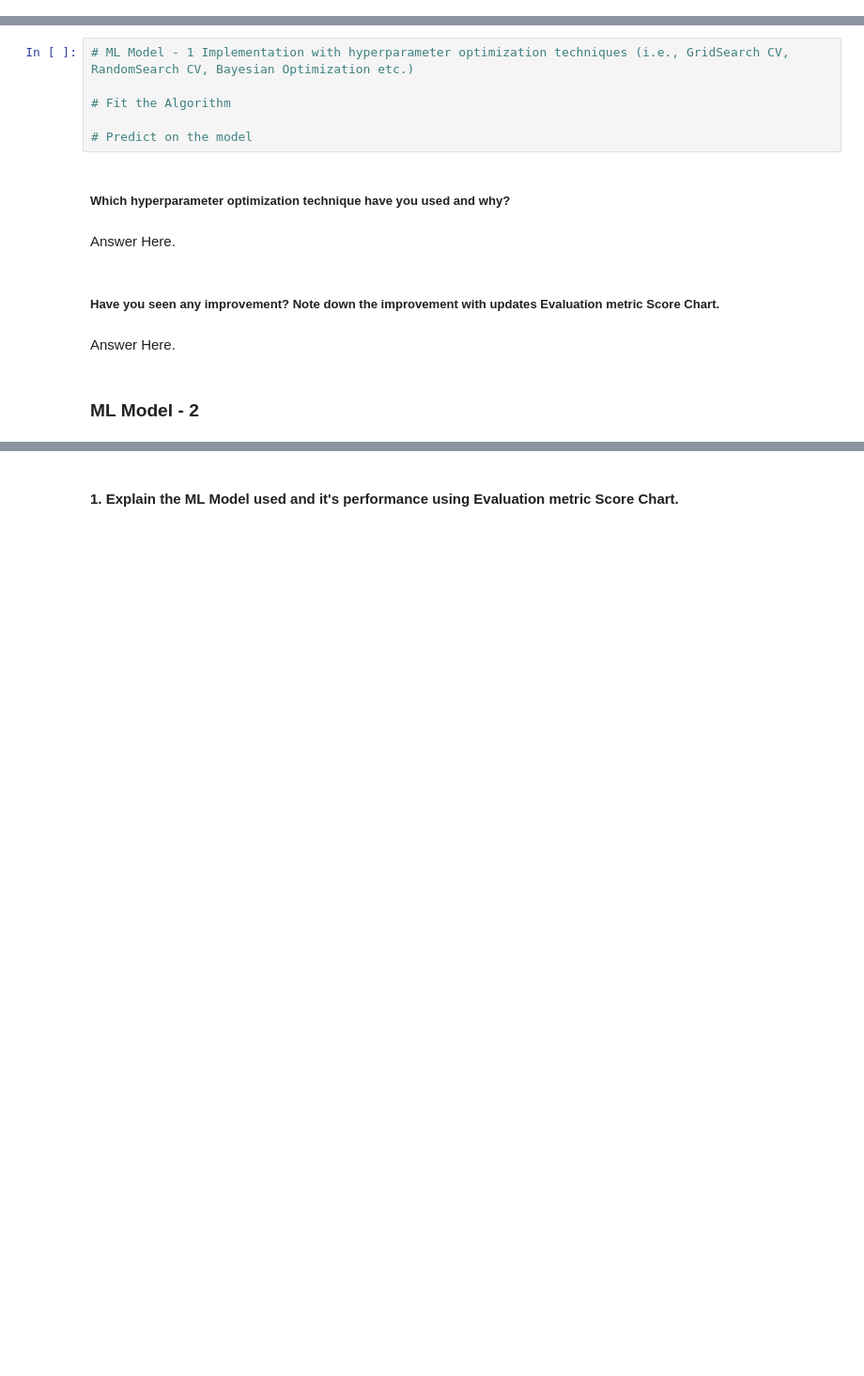
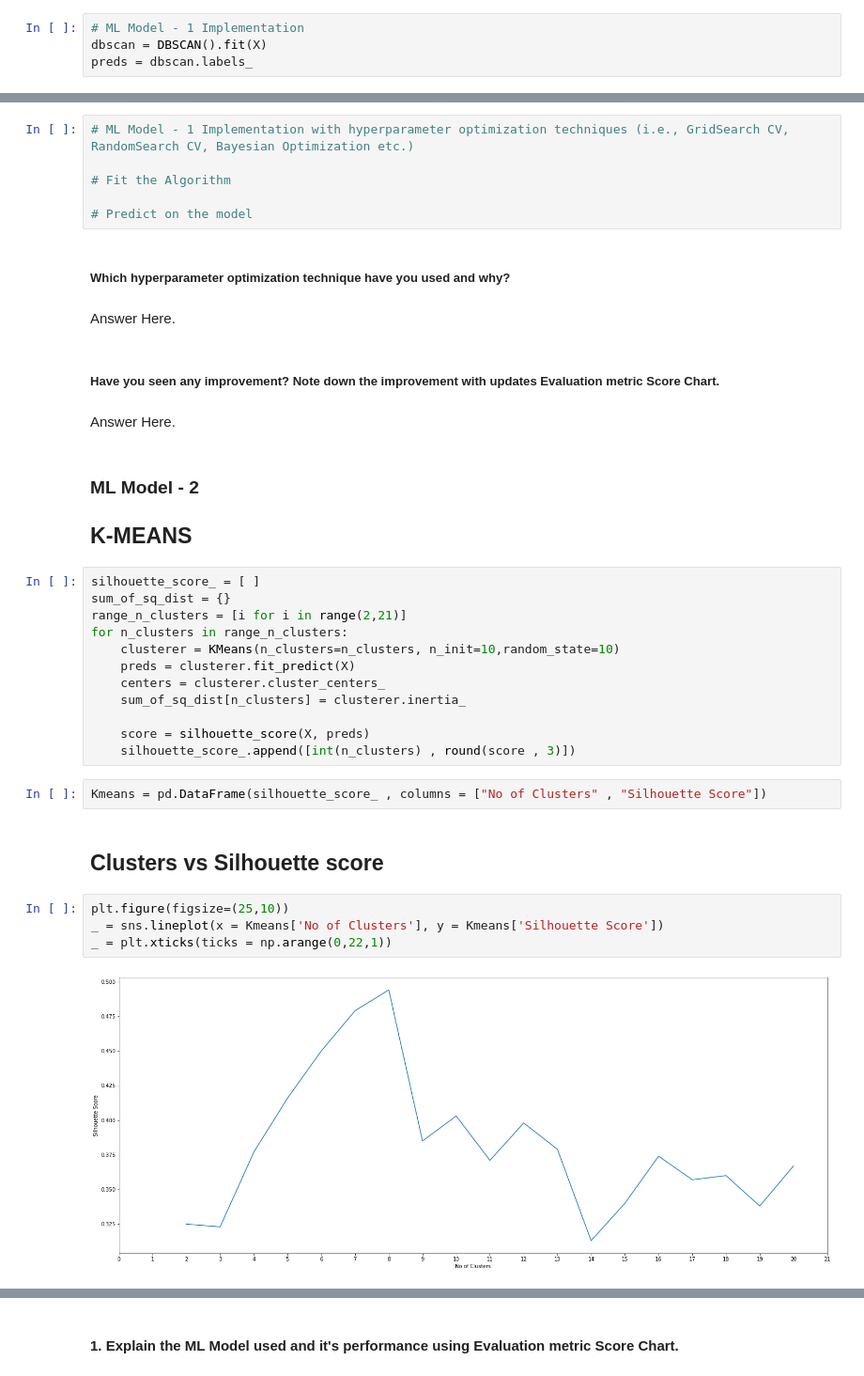
Before and after one commit to Shashank251225/NETFLIX-MOVIES-AND-TV-SHOWS-CLUSTERING, a Jupyter notebook: NETFLIX_MOVIES_AND_TV_SHOWS_CLUSTERING.ipynb, the cells around one changed output, grey strips where cells are left out. Shown at 94% size. Drawn from its saved outputs; the diff is of its cells as text; blank space fills up the shorter version.

```diff
--- a/NETFLIX_MOVIES_AND_TV_SHOWS_CLUSTERING.ipynb
+++ b/NETFLIX_MOVIES_AND_TV_SHOWS_CLUSTERING.ipynb
@@ -1992,0 +1987,4 @@ Answer Here.
+# %%
+# ML Model - 1 Implementation
+dbscan = DBSCAN().fit(X)
+preds = dbscan.labels_
@@ -2010,3 +2096,27 @@ Answer Here.
 Answer Here.
 # %% [markdown]
 ### ML Model - 2
+
+## K-MEANS
+# %%
+silhouette_score_ = [ ]
+sum_of_sq_dist = {}
+range_n_clusters = [i for i in range(2,21)]
+for n_clusters in range_n_clusters:
+    clusterer = KMeans(n_clusters=n_clusters, n_init=10,random_state=10)
+    preds = clusterer.fit_predict(X)
+    centers = clusterer.cluster_centers_
+    sum_of_sq_dist[n_clusters] = clusterer.inertia_
+
+    score = silhouette_score(X, preds)
+    silhouette_score_.append([int(n_clusters) , round(score , 3)])
+# %%
+Kmeans = pd.DataFrame(silhouette_score_ , columns = ["No of Clusters" , "Silhouette Score"])
+# %% [markdown]
+## Clusters vs Silhouette score
+# %%
+plt.figure(figsize=(25,10))
+_ = sns.lineplot(x = Kmeans['No of Clusters'], y = Kmeans['Silhouette Score'])
+_ = plt.xticks(ticks = np.arange(0,22,1))
+# %% [output]
+[figure, added]
```
Also changed, not shown: parts of 66 cells of this notebook.
